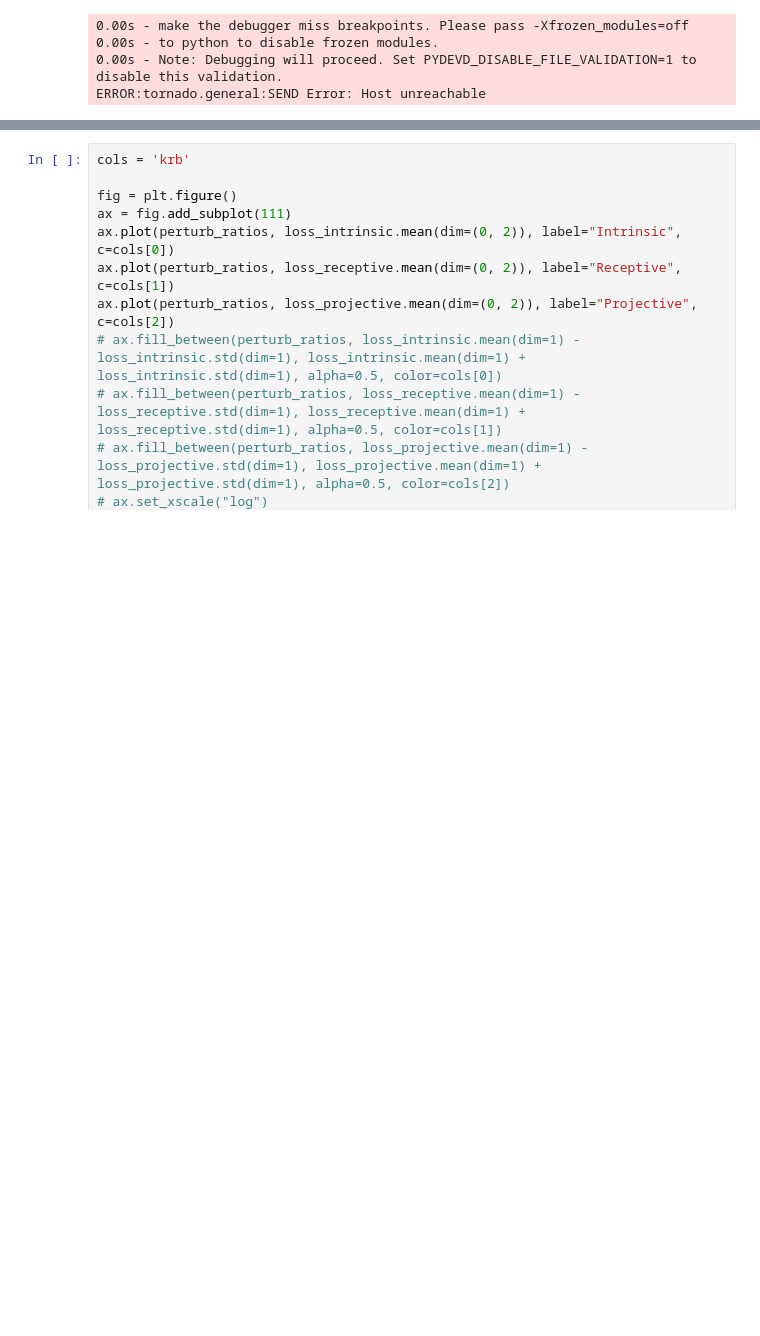
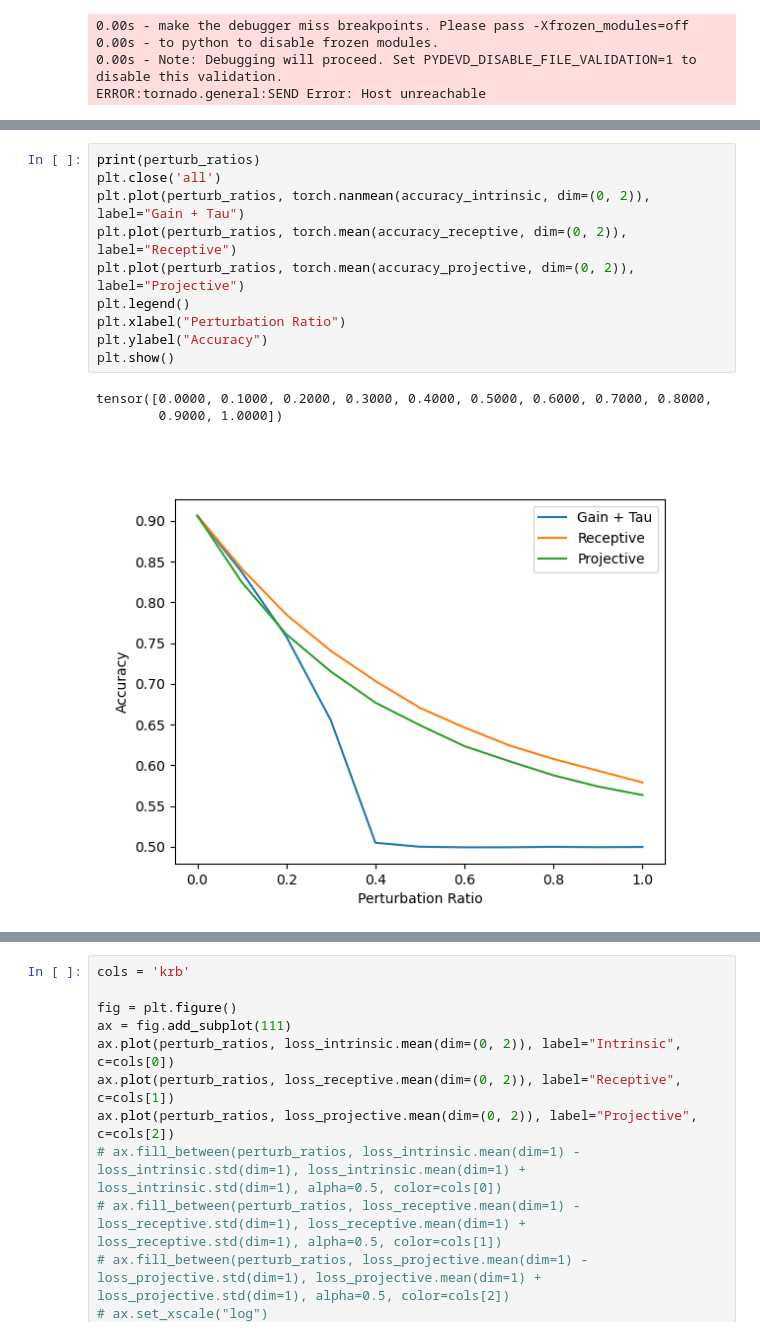
Before and after one commit to landoskape/mcn2024-psets, a Jupyter notebook: intrinsic-excitability/perturb.ipynb, the cells around one changed output, grey strips where cells are left out. Cells and saved outputs as stored; diff of their text form; blank space fills up the shorter version.

```diff
--- a/intrinsic-excitability/perturb.ipynb
+++ b/intrinsic-excitability/perturb.ipynb
@@ -158,6 +185,20 @@ loss_projective = perturb["loss_projective"]
 psychometric_intrinsic = perturb["psychometric_intrinsic"]
 psychometric_receptive = perturb["psychometric_receptive"]
 psychometric_projective = perturb["psychometric_projective"]
+# %%
+print(perturb_ratios)
+plt.close('all')
+plt.plot(perturb_ratios, torch.nanmean(accuracy_intrinsic, dim=(0, 2)), label="Gain + Tau")
+plt.plot(perturb_ratios, torch.mean(accuracy_receptive, dim=(0, 2)), label="Receptive")
+plt.plot(perturb_ratios, torch.mean(accuracy_projective, dim=(0, 2)), label="Projective")
+plt.legend()
+plt.xlabel("Perturbation Ratio")
+plt.ylabel("Accuracy")
+plt.show()
+# %% [output]
+tensor([0.0000, 0.1000, 0.2000, 0.3000, 0.4000, 0.5000, 0.6000, 0.7000, 0.8000,
+        0.9000, 1.0000])
+[figure, added]
 # %%
 ii = 1
 print(perturb_ratios[ii])
```
Also changed, not shown: parts of 6 cells of this notebook, 1 other file.
